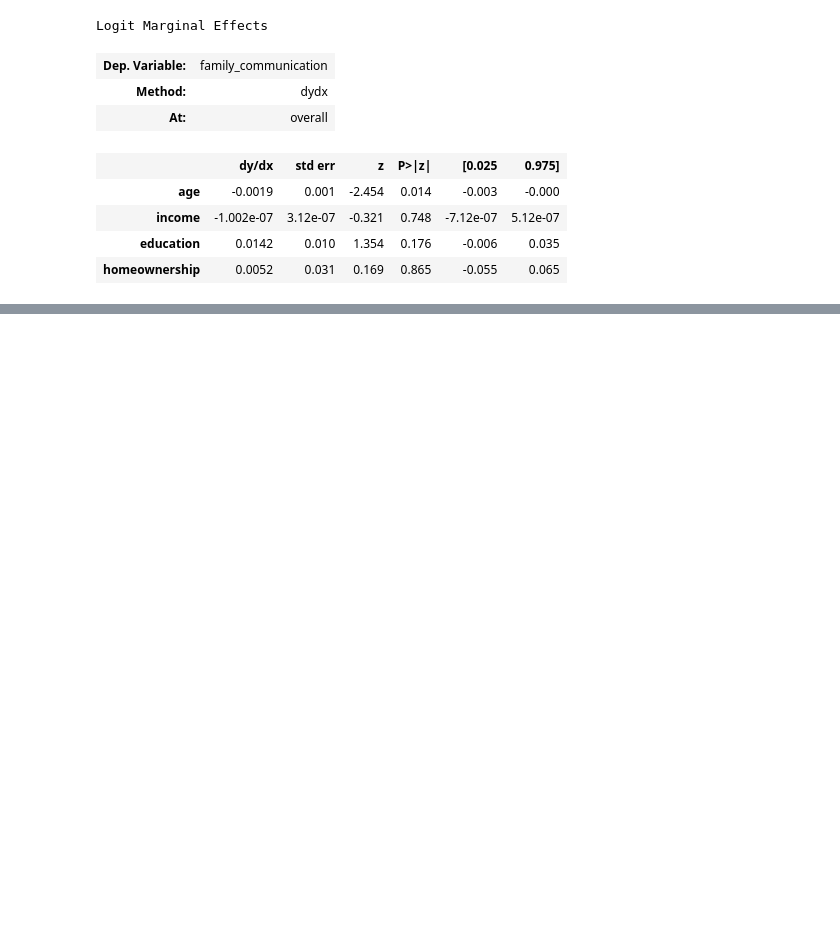
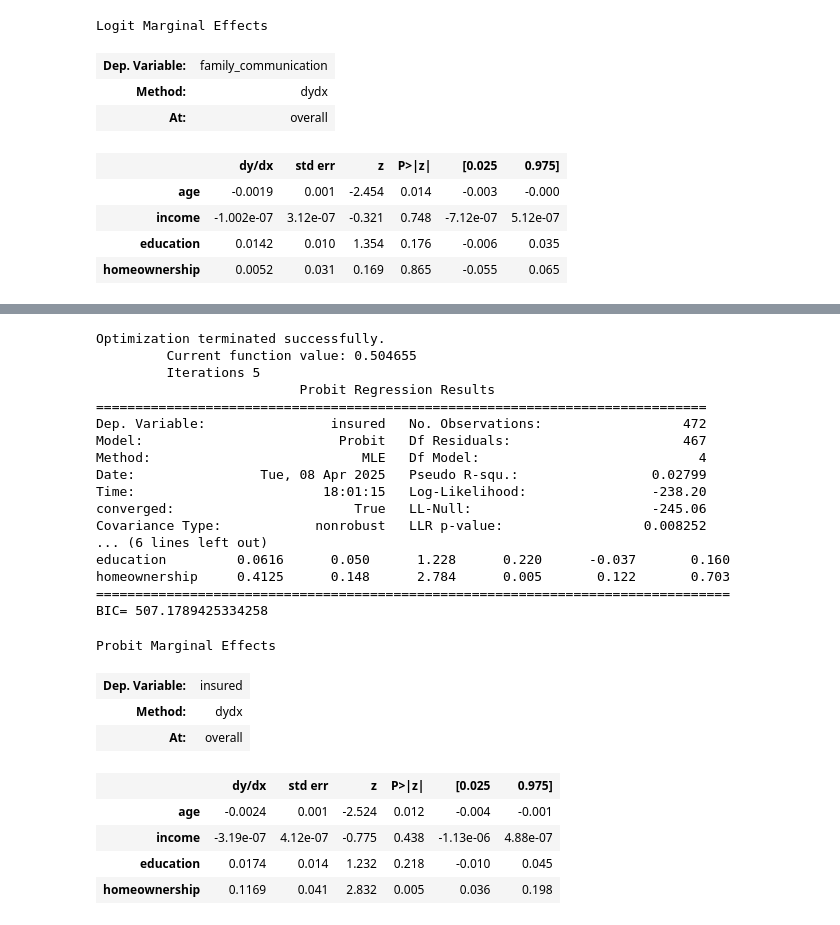
Before and after one commit to phillippmueller/flood_adaptation_behavior, a Jupyter notebook: analysis/socioeconomic_n.ipynb, the cells around one changed output, grey strips where cells are left out. Saved outputs shown, nothing was run; the diff lists cells and outputs as text; code cells hidden in the pictures; blank space fills up the shorter version.

```diff
--- a/analysis/socioeconomic_n.ipynb
+++ b/analysis/socioeconomic_n.ipynb
@@ -443,0 +482,29 @@ Logit Marginal Effects
+# %%
+probit('insured ~ age + income + education + homeownership', data = df)
+# %% [output]
+Optimization terminated successfully.
+         Current function value: 0.504655
+         Iterations 5
+                          Probit Regression Results
+==============================================================================
+Dep. Variable:                insured   No. Observations:                  472
+Model:                         Probit   Df Residuals:                      467
+Method:                           MLE   Df Model:                            4
+Date:                Tue, 08 Apr 2025   Pseudo R-squ.:                 0.02799
+Time:                        18:01:15   Log-Likelihood:                -238.20
+converged:                       True   LL-Null:                       -245.06
+Covariance Type:            nonrobust   LLR p-value:                  0.008252
+... (6 lines left out)
+education         0.0616      0.050      1.228      0.220      -0.037       0.160
+homeownership     0.4125      0.148      2.784      0.005       0.122       0.703
+=================================================================================
+BIC= 507.1789425334258
+Probit Marginal Effects
+| Dep. Variable: | insured |
+| Method: | dydx |
+| At: | overall |
+|  | dy/dx | std err | z | P>|z| | [0.025 | 0.975] |
+| age | -0.0024 | 0.001 | -2.524 | 0.012 | -0.004 | -0.001 |
+| income | -3.19e-07 | 4.12e-07 | -0.775 | 0.438 | -1.13e-06 | 4.88e-07 |
+| education | 0.0174 | 0.014 | 1.232 | 0.218 | -0.010 | 0.045 |
+| homeownership | 0.1169 | 0.041 | 2.832 | 0.005 | 0.036 | 0.198 |
```
Also changed, not shown: parts of 20 cells of this notebook.
